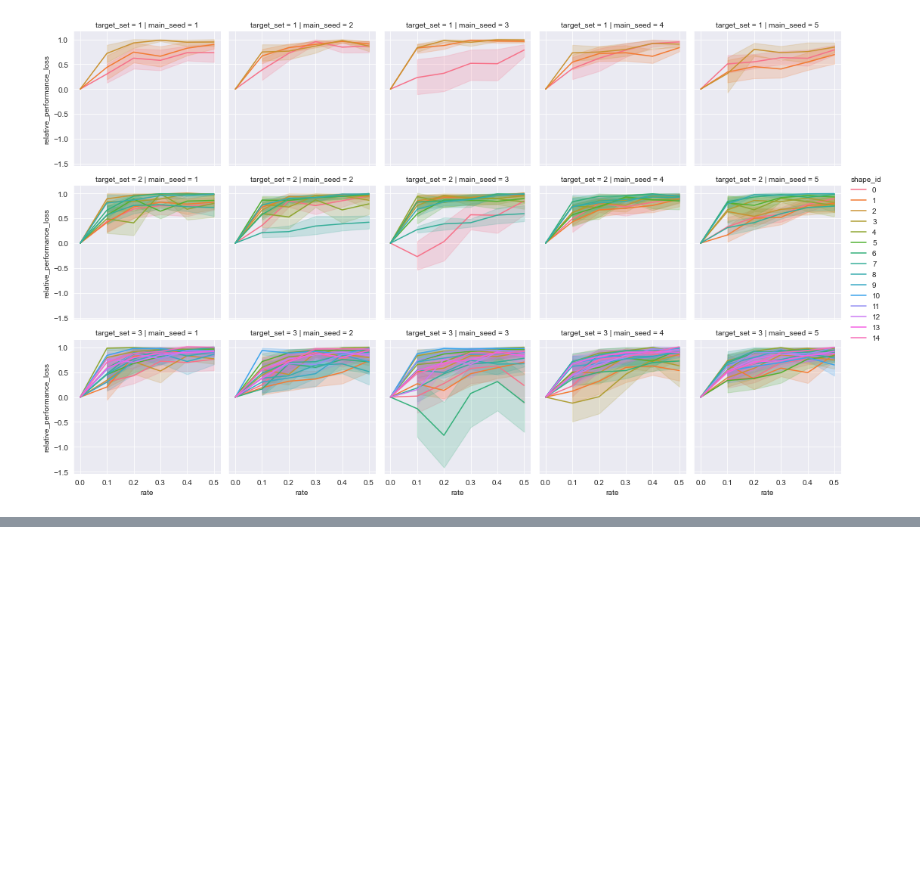
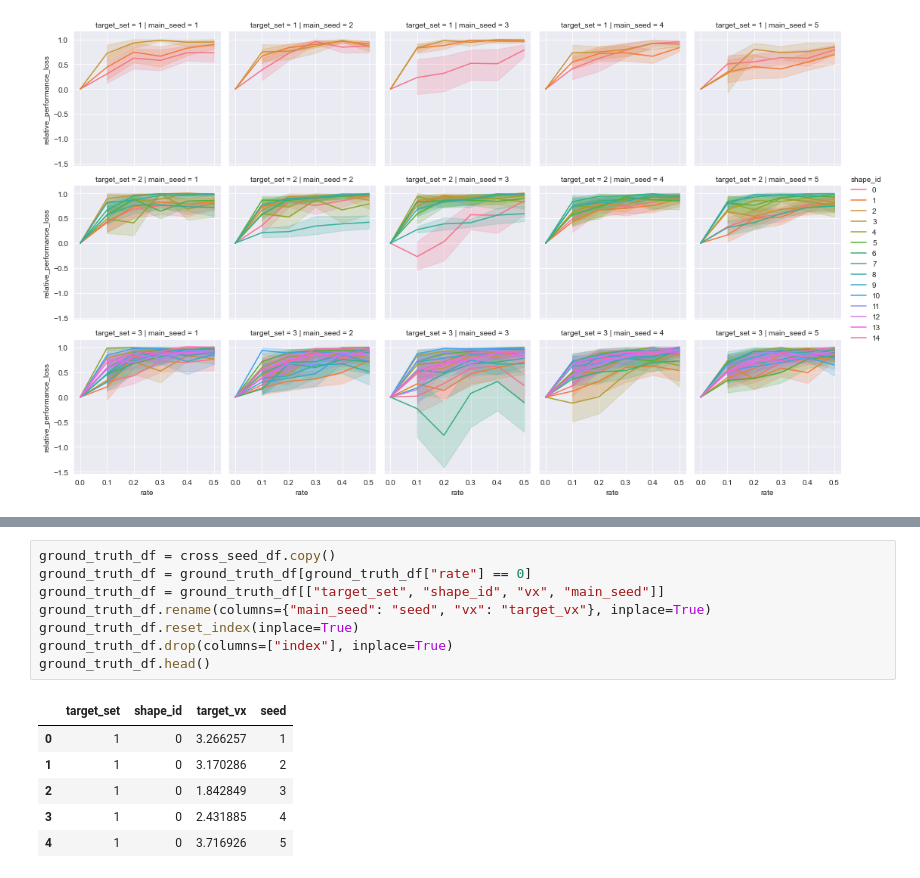
Before and after one commit to giorgia-nadizar/nca-vsr-classification, a Jupyter notebook: vsrs/performance_analysis.ipynb, the cells around one changed output, grey strips where cells are left out. Drawn from its saved outputs; the diff is of its cells as text; blank space fills up the shorter version.

```diff
--- a/vsrs/performance_analysis.ipynb
+++ b/vsrs/performance_analysis.ipynb
@@ -53,0 +61,15 @@ plt.show()
+# %%
+ground_truth_df = cross_seed_df.copy()
+ground_truth_df = ground_truth_df[ground_truth_df["rate"] == 0]
+ground_truth_df = ground_truth_df[["target_set", "shape_id", "vx", "main_seed"]]
+ground_truth_df.rename(columns={"main_seed": "seed", "vx": "target_vx"}, inplace=True)
+ground_truth_df.reset_index(inplace=True)
+ground_truth_df.drop(columns=["index"], inplace=True)
+ground_truth_df.head()
+# %% [output]
+|  | target_set | shape_id | target_vx | seed |
+| 0 | 1 | 0 | 3.266257 | 1 |
+| 1 | 1 | 0 | 3.170286 | 2 |
+| 2 | 1 | 0 | 1.842849 | 3 |
+| 3 | 1 | 0 | 2.431885 | 4 |
+| 4 | 1 | 0 | 3.716926 | 5 |
```
Also changed, not shown: parts of 5 cells of this notebook, 1 other file.
